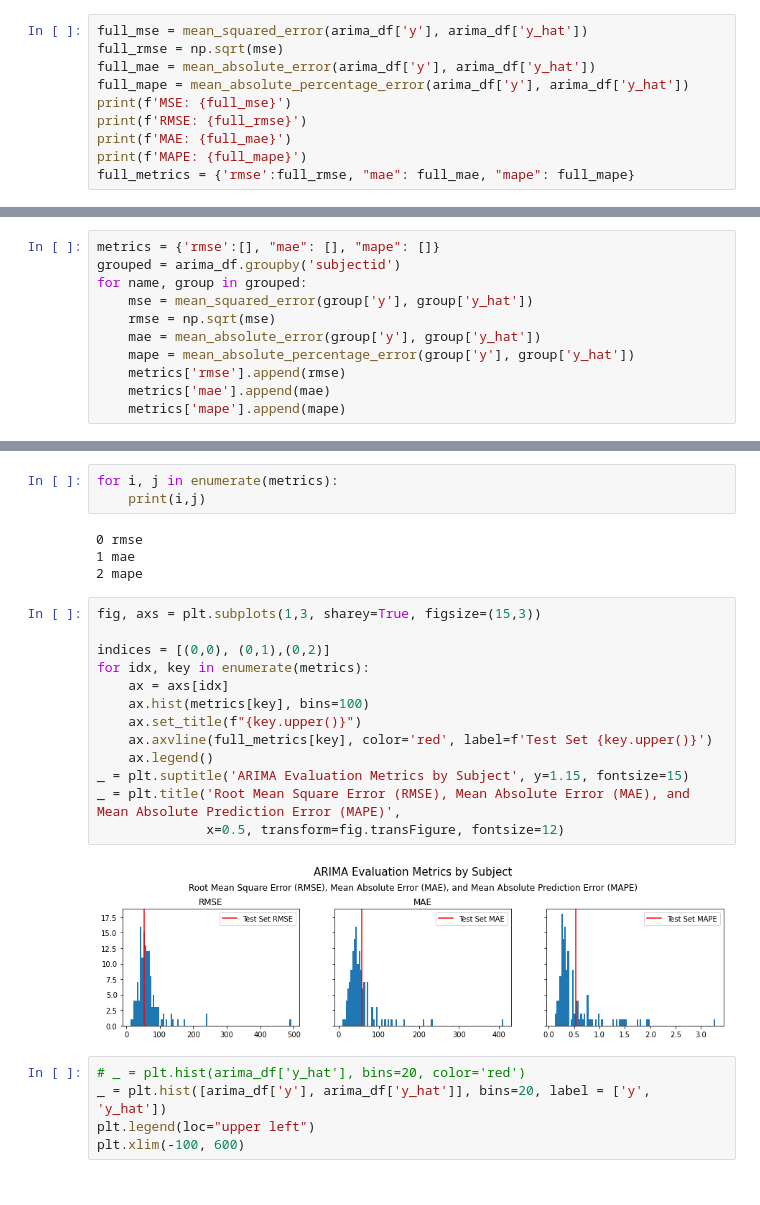
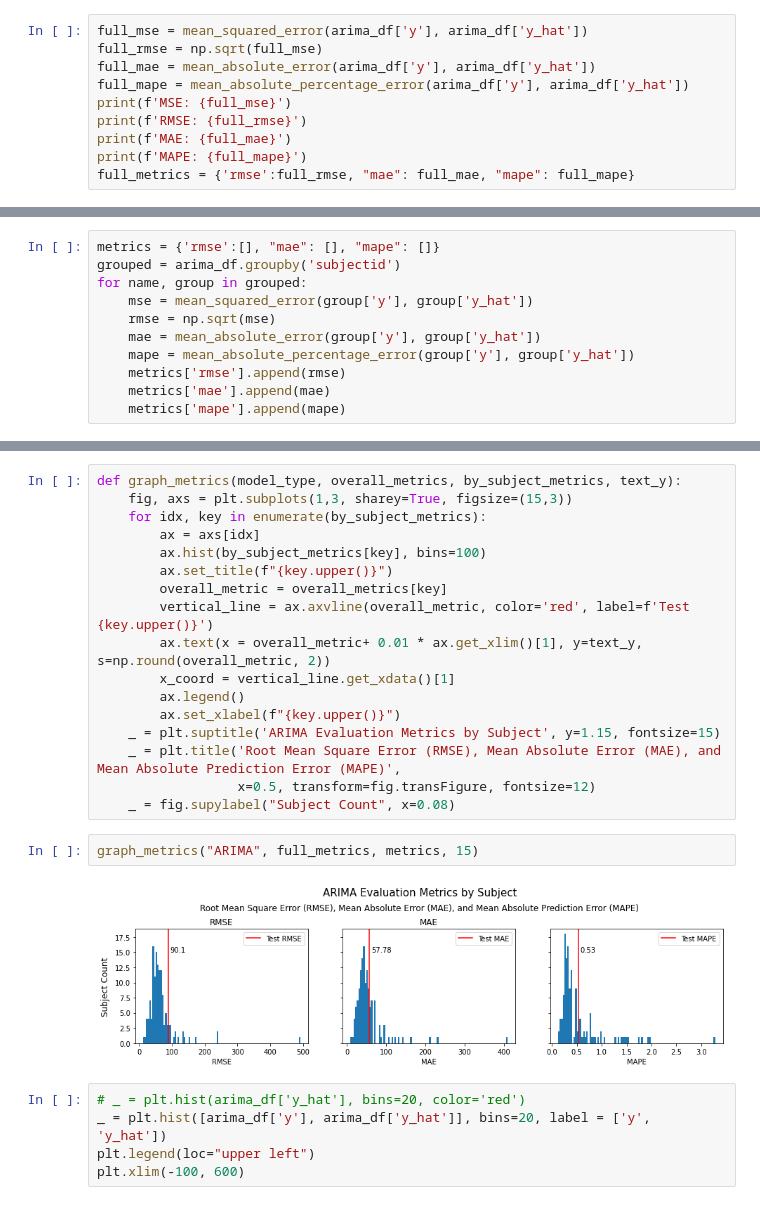
Before and after one commit to Spencer-Weston/BGPredict, a Jupyter notebook: bgpredict/Notebooks/MetricCalculation.ipynb, the cells around one changed output, grey strips where cells are left out. Saved outputs shown, nothing was run; the diff lists cells and outputs as text.

```diff
--- a/bgpredict/Notebooks/MetricCalculation.ipynb
+++ b/bgpredict/Notebooks/MetricCalculation.ipynb
@@ -149,7 +162,7 @@ Subject 93839818's predictions are erroneous. Drop this subject when evaluating
 arima_df = arima_df.loc[arima_df['subjectid'] != erroneous_subject]
 # %%
 full_mse = mean_squared_error(arima_df['y'], arima_df['y_hat'])
-full_rmse = np.sqrt(mse)
+full_rmse = np.sqrt(full_mse)
 full_mae = mean_absolute_error(arima_df['y'], arima_df['y_hat'])
 full_mape = mean_absolute_percentage_error(arima_df['y'], arima_df['y_hat'])
 print(f'MSE: {full_mse}')
@@ -180,25 +189,24 @@ _= plt.hist(metrics['mape'], bins=75)
-# %%
-for i, j in enumerate(metrics):
-    print(i,j)
-# %% [output]
-0 rmse
-1 mae
-2 mape
-# %%
-fig, axs = plt.subplots(1,3, sharey=True, figsize=(15,3))
-
-indices = [(0,0), (0,1),(0,2)]
-for idx, key in enumerate(metrics):
-    ax = axs[idx]
-    ax.hist(metrics[key], bins=100)
-    ax.set_title(f"{key.upper()}")
-    ax.axvline(full_metrics[key], color='red', label=f'Test Set {key.upper()}')
-    ax.legend()
-_ = plt.suptitle('ARIMA Evaluation Metrics by Subject', y=1.15, fontsize=15)
-_ = plt.title('Root Mean Square Error (RMSE), Mean Absolute Error (MAE), and Mean Absolute Prediction Error (MAPE)',
-              x=0.5, transform=fig.transFigure, fontsize=12)
-# %% [output]
-[figure, removed]
+# %%
+def graph_metrics(model_type, overall_metrics, by_subject_metrics, text_y):
+    fig, axs = plt.subplots(1,3, sharey=True, figsize=(15,3))
+    for idx, key in enumerate(by_subject_metrics):
+        ax = axs[idx]
+        ax.hist(by_subject_metrics[key], bins=100)
+        ax.set_title(f"{key.upper()}")
+        overall_metric = overall_metrics[key]
+        vertical_line = ax.axvline(overall_metric, color='red', label=f'Test {key.upper()}')
+        ax.text(x = overall_metric+ 0.01 * ax.get_xlim()[1], y=text_y, s=np.round(overall_metric, 2))
+        x_coord = vertical_line.get_xdata()[1]
+        ax.legend()
+        ax.set_xlabel(f"{key.upper()}")
+    _ = plt.suptitle('ARIMA Evaluation Metrics by Subject', y=1.15, fontsize=15)
+    _ = plt.title('Root Mean Square Error (RMSE), Mean Absolute Error (MAE), and Mean Absolute Prediction Error (MAPE)',
+                  x=0.5, transform=fig.transFigure, fontsize=12)
+    _ = fig.supylabel("Subject Count", x=0.08)
+# %%
+graph_metrics("ARIMA", full_metrics, metrics, 15)
+# %% [output]
+[figure, added]
 # %%
 # _ = plt.hist(arima_df['y_hat'], bins=20, color='red')
 _ = plt.hist([arima_df['y'], arima_df['y_hat']], bins=20, label = ['y', 'y_hat'])
```
Also changed, not shown: parts of 39 cells of this notebook, 1 other file.
